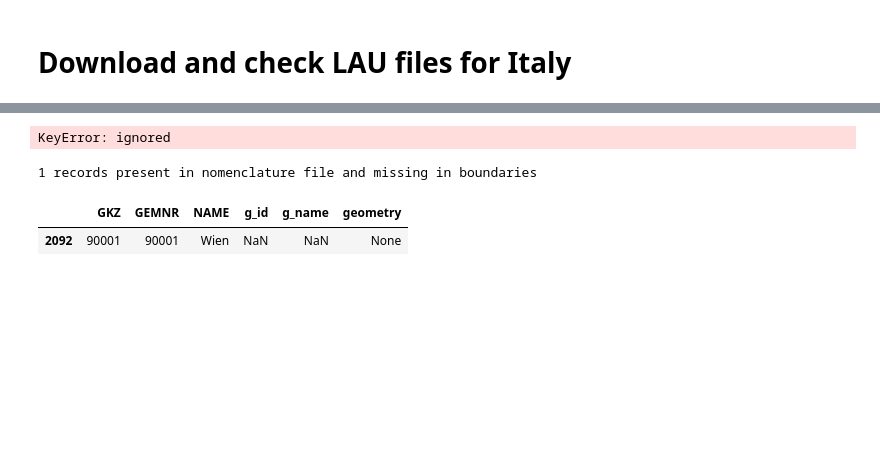
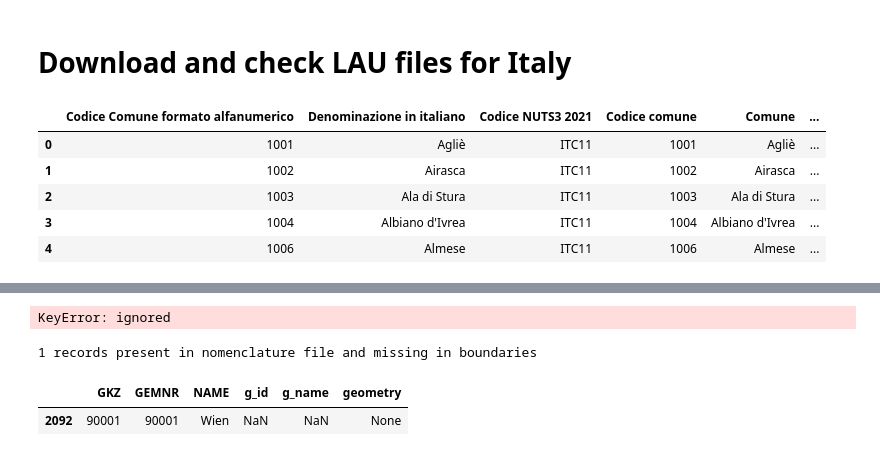
Before and after one commit to cimbelli/LAU, a Jupyter notebook: IT.ipynb, the cells around one changed output, grey strips where cells are left out. Saved outputs shown, nothing was run; the diff lists cells and outputs as text; code cells hidden in the pictures; blank space fills up the shorter version.

```diff
--- a/IT.ipynb
+++ b/IT.ipynb
@@ -89,0 +111,13 @@ cityfua_cols = [cityfua_code,cityfua_citycode,cityfua_cityname,cityfua_fuacode,c
+# %%
+#population.reset_index(drop=True)
+#population = population.reset_index(inplace=True)
+#population["Codice comune"] = pd.to_numeric(population["Codice comune"])
+#df2=population.reset_index().set_index('Codice comune')
+df.head()
+# %% [output]
+|  | Codice Comune formato alfanumerico | Denominazione in italiano | Codice NUTS3 2021 | Codice comune | Comune | ... |
+| 0 | 1001 | Agliè | ITC11 | 1001 | Agliè | ... |
+| 1 | 1002 | Airasca | ITC11 | 1002 | Airasca | ... |
+| 2 | 1003 | Ala di Stura | ITC11 | 1003 | Ala di Stura | ... |
+| 3 | 1004 | Albiano d'Ivrea | ITC11 | 1004 | Albiano d'Ivrea | ... |
+| 4 | 1006 | Almese | ITC11 | 1006 | Almese | ... |
```
Also changed, not shown: parts of 12 cells of this notebook.
